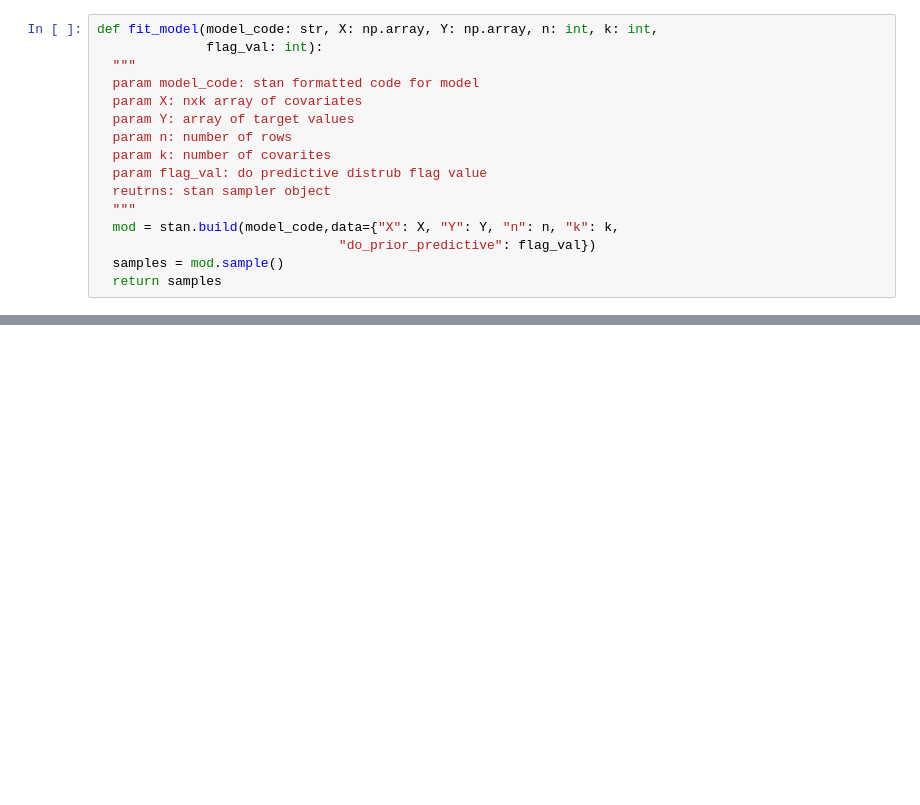
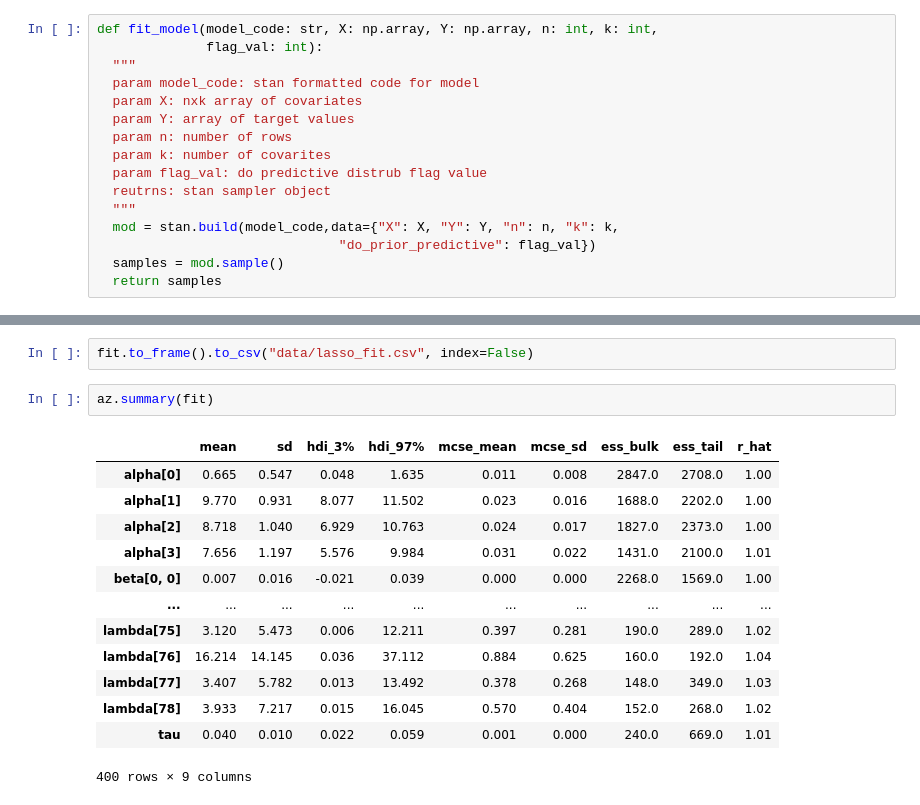
Before and after one commit to Christheoneoneil/stat330_final, a Jupyter notebook: model_fitting.ipynb, the cells around one changed output, grey strips where cells are left out. Saved outputs shown, nothing was run; the diff lists cells and outputs as text; blank space fills up the shorter version.

```diff
--- a/model_fitting.ipynb
+++ b/model_fitting.ipynb
@@ -138,0 +233,18 @@ for key, df in df_dict.items():
+# %%
+fit.to_frame().to_csv("data/lasso_fit.csv", index=False)
+# %%
+az.summary(fit)
+# %% [output]
+|  | mean | sd | hdi_3% | hdi_97% | mcse_mean | mcse_sd | ess_bulk | ess_tail | r_hat |
+| alpha[0] | 0.665 | 0.547 | 0.048 | 1.635 | 0.011 | 0.008 | 2847.0 | 2708.0 | 1.00 |
+| alpha[1] | 9.770 | 0.931 | 8.077 | 11.502 | 0.023 | 0.016 | 1688.0 | 2202.0 | 1.00 |
+| alpha[2] | 8.718 | 1.040 | 6.929 | 10.763 | 0.024 | 0.017 | 1827.0 | 2373.0 | 1.00 |
+| alpha[3] | 7.656 | 1.197 | 5.576 | 9.984 | 0.031 | 0.022 | 1431.0 | 2100.0 | 1.01 |
+| beta[0, 0] | 0.007 | 0.016 | -0.021 | 0.039 | 0.000 | 0.000 | 2268.0 | 1569.0 | 1.00 |
+| ... | ... | ... | ... | ... | ... | ... | ... | ... | ... |
+| lambda[75] | 3.120 | 5.473 | 0.006 | 12.211 | 0.397 | 0.281 | 190.0 | 289.0 | 1.02 |
+| lambda[76] | 16.214 | 14.145 | 0.036 | 37.112 | 0.884 | 0.625 | 160.0 | 192.0 | 1.04 |
+| lambda[77] | 3.407 | 5.782 | 0.013 | 13.492 | 0.378 | 0.268 | 148.0 | 349.0 | 1.03 |
+| lambda[78] | 3.933 | 7.217 | 0.015 | 16.045 | 0.570 | 0.404 | 152.0 | 268.0 | 1.02 |
+| tau | 0.040 | 0.010 | 0.022 | 0.059 | 0.001 | 0.000 | 240.0 | 669.0 | 1.01 |
+400 rows × 9 columns
```
Also changed, not shown: parts of 16 cells of this notebook.
